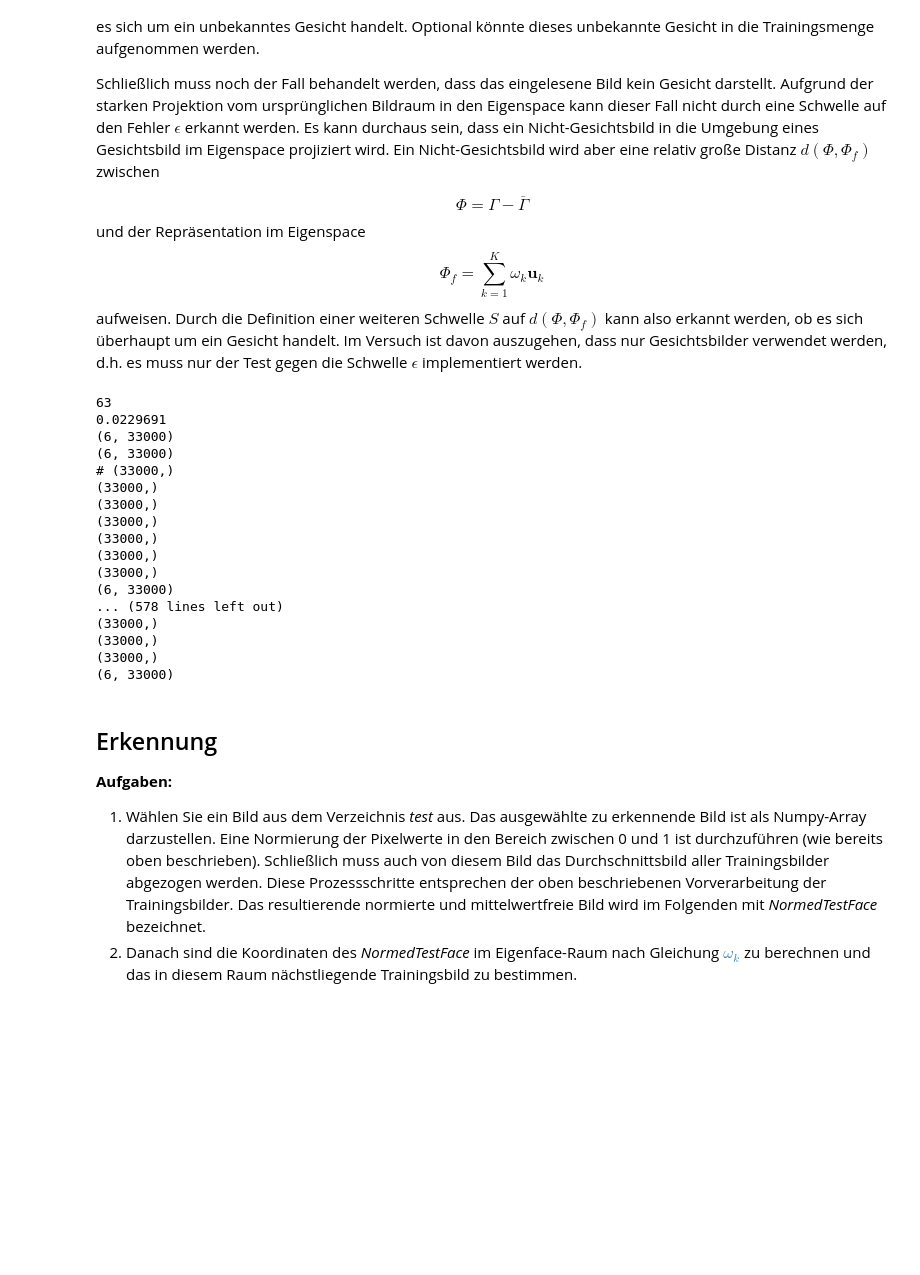
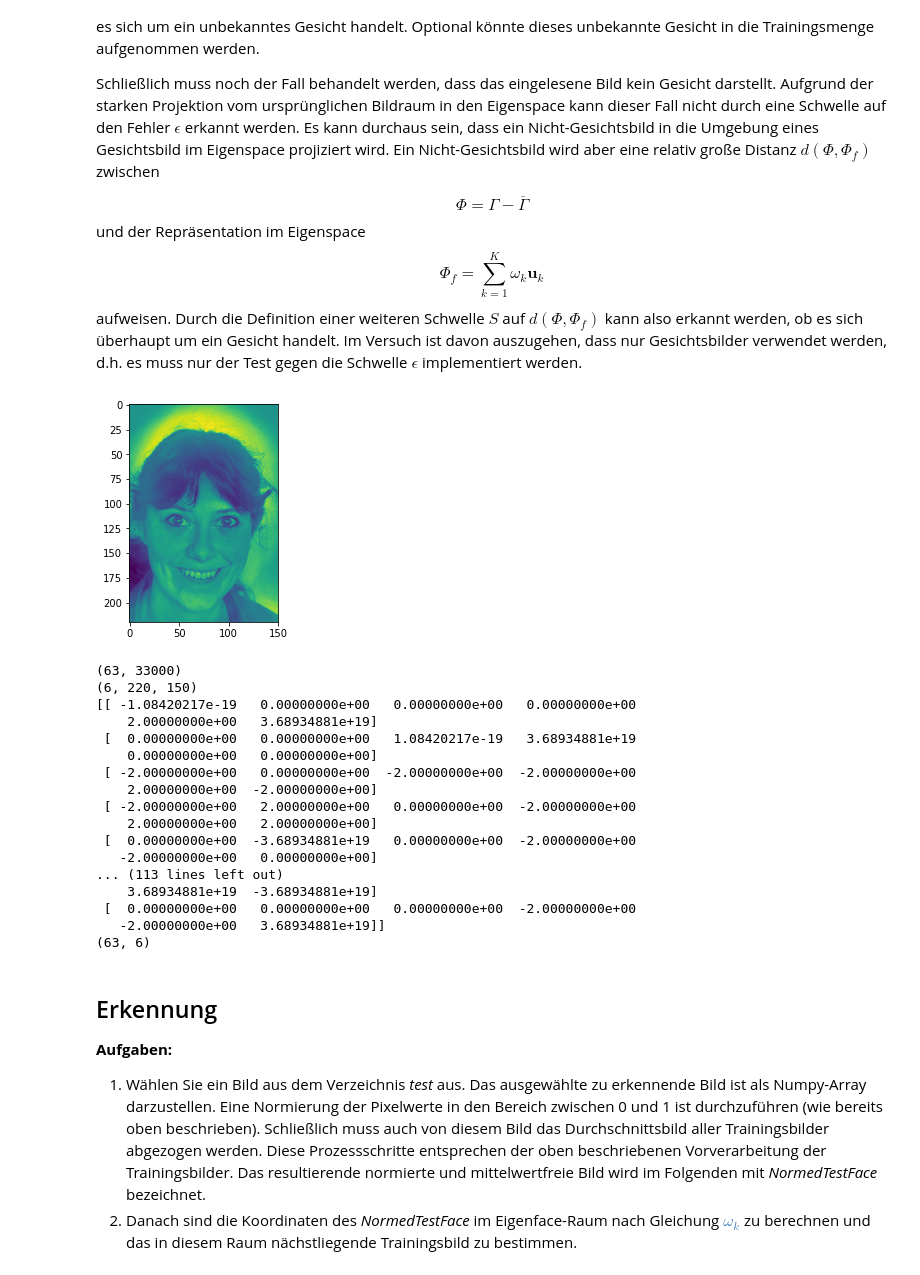
Before and after one commit to danielrotaermel/data-mining, a Jupyter notebook: VersuchFaceRecognition.ipynb, the cells around one changed output. Cells and saved outputs as stored; diff of their text form; code cells hidden in the pictures; blank space fills up the shorter version.

Commit message:
VersuchFaceRecognition transform savepoint

```diff
--- a/VersuchFaceRecognition.ipynb
+++ b/VersuchFaceRecognition.ipynb
@@ -285,14 +284,14 @@ def calculateEigenfaces(adjfaces,width,height):
     eigen_faces = np.dot(X,eigen_vectors).T
     return eigen_faces[::-1].reshape(adjfaces.shape[0],width, height)
 
-eigenfaces = calculateEigenfaces(normedArrayOfFaces, 220, 150)
+eigen_faces = calculateEigenfaces(normedArrayOfFaces, 220, 150)
 
 #2 – subselection of first 6 eigenvectors
-Usub = eigenfaces[:6]
+Usub = eigen_faces[:6]
 
 #3
-def print_eigen_faces(e_f):
-    for eigenvector in e_f:
+def print_eigen_faces(eigenfaces):
+    for eigenvector in eigenfaces:
         plt.imshow(eigenvector)#,cmap='gray')
         plt.show()
 
@@ -370,7 +369,53 @@ $$
 \Phi_f=\sum_{k=1}^{K}{\omega_k}\mathbf{u}_k
 $$
 aufweisen. Durch die Definition einer weiteren Schwelle $S$ auf $d(\Phi,\Phi_f)$ kann also erkannt werden, ob es sich überhaupt um ein Gesicht handelt. Im Versuch ist davon auszugehen, dass nur Gesichtsbilder verwendet werden, d.h. es muss nur der Test gegen die Schwelle $\epsilon$ implementiert werden.
+# %%
+#eigenvektoren
+#trainigsbilder normiert
+#durchschnittsbild
+
+#neues bild
+testImg = readImageToNumpyData(testpaths)
+test_pic = testImg[7]
+
+test_pic_normed = test_pic - averageimg
+
+plt.imshow(test_pic_normed.reshape(220, 150))
+plt.show()
+
+def transform(images,eigenfaces):
+    print images.shape
+    print eigenfaces.shape
+    return np.array([[np.dot(eigenvektor.reshape(-1), image) for eigenvektor in eigenfaces] for image in images])
+
+normedArrayOfFaces
+eigen_faces
+averageimg
+
+transformedArrayOfFaces = transform(normedArrayOfFaces, Usub)
+print transformedArrayOfFaces
+print transformedArrayOfFaces.shape
+# %% [output]
+[figure, added]
+(63, 33000)
+(6, 220, 150)
+[[ -1.08420217e-19   0.00000000e+00   0.00000000e+00   0.00000000e+00
+    2.00000000e+00   3.68934881e+19]
+ [  0.00000000e+00   0.00000000e+00   1.08420217e-19   3.68934881e+19
+    0.00000000e+00   0.00000000e+00]
+ [ -2.00000000e+00   0.00000000e+00  -2.00000000e+00  -2.00000000e+00
+    2.00000000e+00  -2.00000000e+00]
+ [ -2.00000000e+00   2.00000000e+00   0.00000000e+00  -2.00000000e+00
+    2.00000000e+00   2.00000000e+00]
+ [  0.00000000e+00  -3.68934881e+19   0.00000000e+00  -2.00000000e+00
+   -2.00000000e+00   0.00000000e+00]
+... (113 lines left out)
+    3.68934881e+19  -3.68934881e+19]
+ [  0.00000000e+00   0.00000000e+00   0.00000000e+00  -2.00000000e+00
+   -2.00000000e+00   3.68934881e+19]]
+(63, 6)
 # %%
+
 print len(normedArrayOfFaces)
 print normedArrayOfFaces[0][0]
 print relv_eigenfaces.shape
@@ -397,24 +442,6 @@ def get_w_i(eigen_faces, normed_array_of_faces):
 print get_w_i(relv_eigenfaces, normedArrayOfFaces)
 
 print omegas_for_fi(relv_eigenfaces, normedArrayOfFaces[0]).shape
-# %% [output]
-63
-0.0229691
-(6, 33000)
-(6, 33000)
-# (33000,)
-(33000,)
-(33000,)
-(33000,)
-(33000,)
-(33000,)
-(33000,)
-(6, 33000)
-... (578 lines left out)
-(33000,)
-(33000,)
-(33000,)
-(6, 33000)
 # %% [markdown]
 ## Erkennung
 
```
Also changed, not shown: parts of 1 cell of this notebook.
